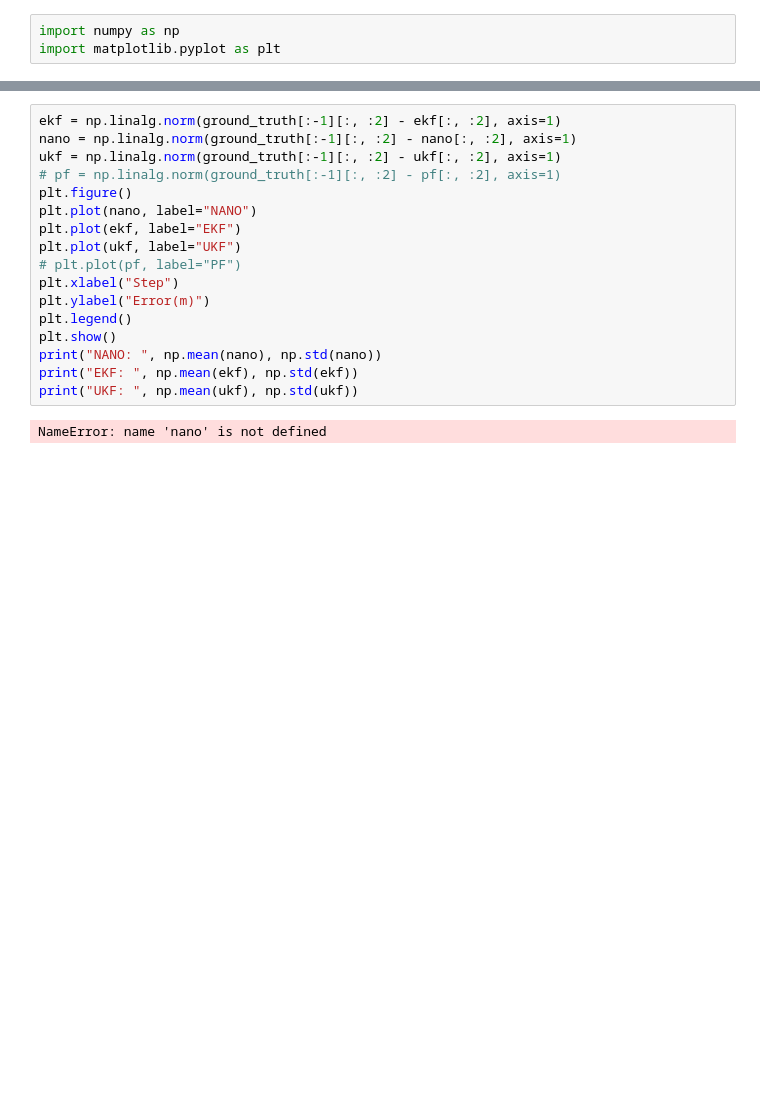
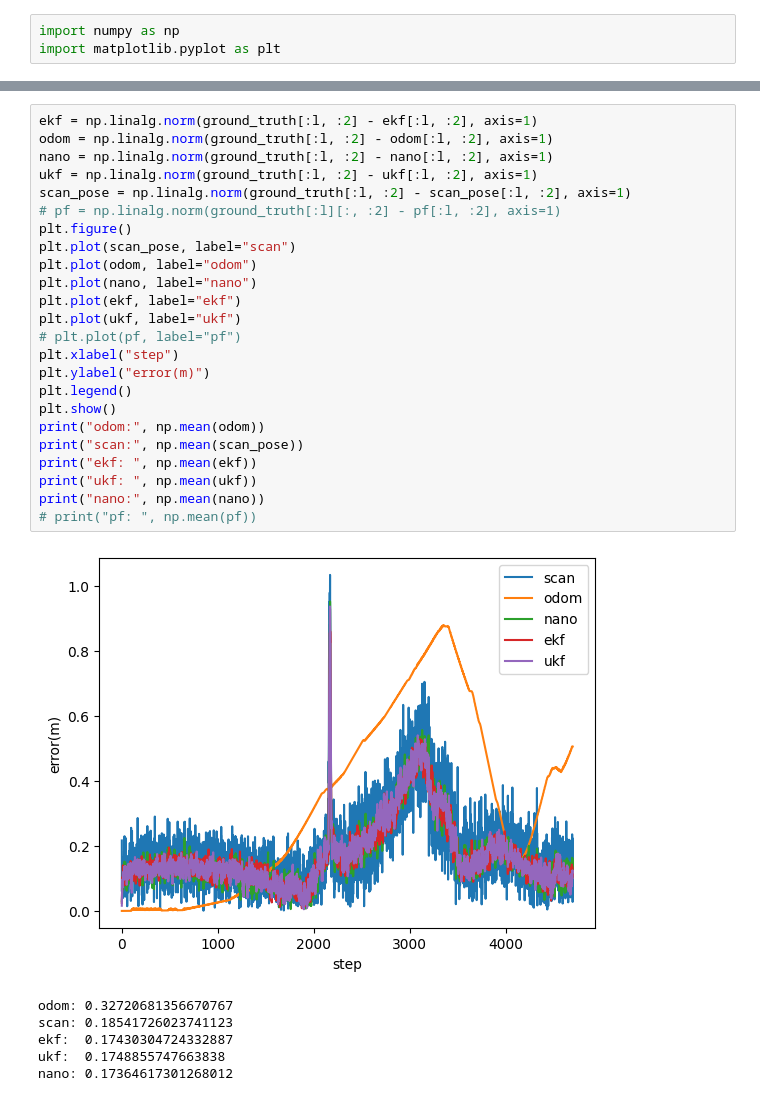
Before and after one commit to Horizonll/Loc-NANO, a Jupyter notebook: a.ipynb, the cells around one changed output, grey strips where cells are left out. Saved outputs shown, nothing was run; the diff lists cells and outputs as text; blank space fills up the shorter version.

```diff
--- a/a.ipynb
+++ b/a.ipynb
@@ -31,19 +28,31 @@ plt.show()
 # %%
-ekf = np.linalg.norm(ground_truth[:-1][:, :2] - ekf[:, :2], axis=1)
-nano = np.linalg.norm(ground_truth[:-1][:, :2] - nano[:, :2], axis=1)
-ukf = np.linalg.norm(ground_truth[:-1][:, :2] - ukf[:, :2], axis=1)
-# pf = np.linalg.norm(ground_truth[:-1][:, :2] - pf[:, :2], axis=1)
+ekf = np.linalg.norm(ground_truth[:l, :2] - ekf[:l, :2], axis=1)
+odom = np.linalg.norm(ground_truth[:l, :2] - odom[:l, :2], axis=1)
+nano = np.linalg.norm(ground_truth[:l, :2] - nano[:l, :2], axis=1)
+ukf = np.linalg.norm(ground_truth[:l, :2] - ukf[:l, :2], axis=1)
+scan_pose = np.linalg.norm(ground_truth[:l, :2] - scan_pose[:l, :2], axis=1)
+# pf = np.linalg.norm(ground_truth[:l][:, :2] - pf[:l, :2], axis=1)
 plt.figure()
-plt.plot(nano, label="NANO")
-plt.plot(ekf, label="EKF")
-plt.plot(ukf, label="UKF")
-# plt.plot(pf, label="PF")
-plt.xlabel("Step")
-plt.ylabel("Error(m)")
+plt.plot(scan_pose, label="scan")
+plt.plot(odom, label="odom")
+plt.plot(nano, label="nano")
+plt.plot(ekf, label="ekf")
+plt.plot(ukf, label="ukf")
+# plt.plot(pf, label="pf")
+plt.xlabel("step")
+plt.ylabel("error(m)")
 plt.legend()
 plt.show()
-print("NANO: ", np.mean(nano), np.std(nano))
-print("EKF: ", np.mean(ekf), np.std(ekf))
-print("UKF: ", np.mean(ukf), np.std(ukf))
+print("odom:", np.mean(odom))
+print("scan:", np.mean(scan_pose))
+print("ekf: ", np.mean(ekf))
+print("ukf: ", np.mean(ukf))
+print("nano:", np.mean(nano))
+# print("pf: ", np.mean(pf))
 # %% [output]
+[figure, added]
-NameError: name 'nano' is not defined
+odom: 0.32720681356670767
+scan: 0.18541726023741123
+ekf:  0.17430304724332887
+ukf:  0.1748855747663838
+nano: 0.17364617301268012
```
Also changed, not shown: parts of 1 cell of this notebook, 3 other files.
